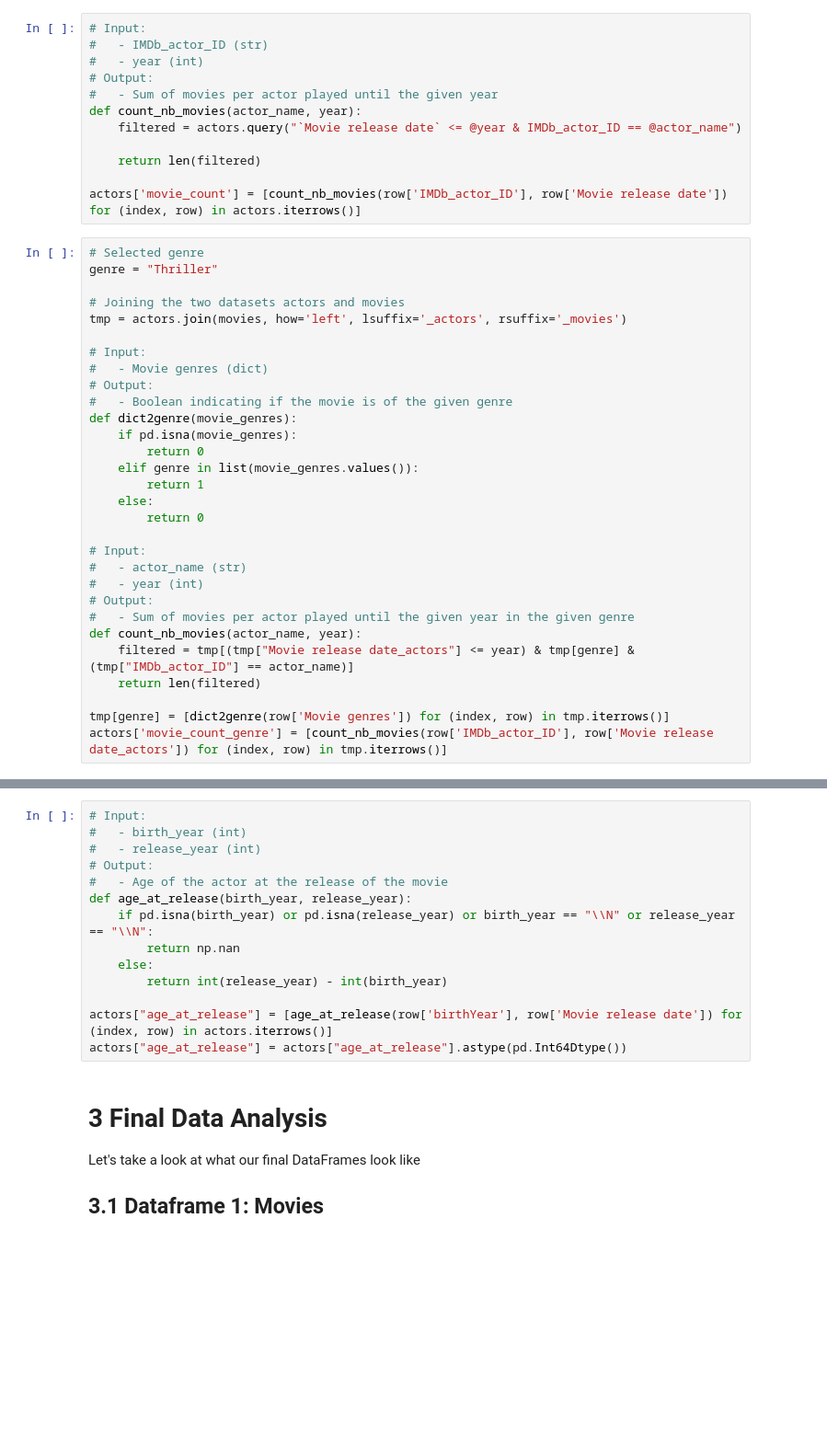
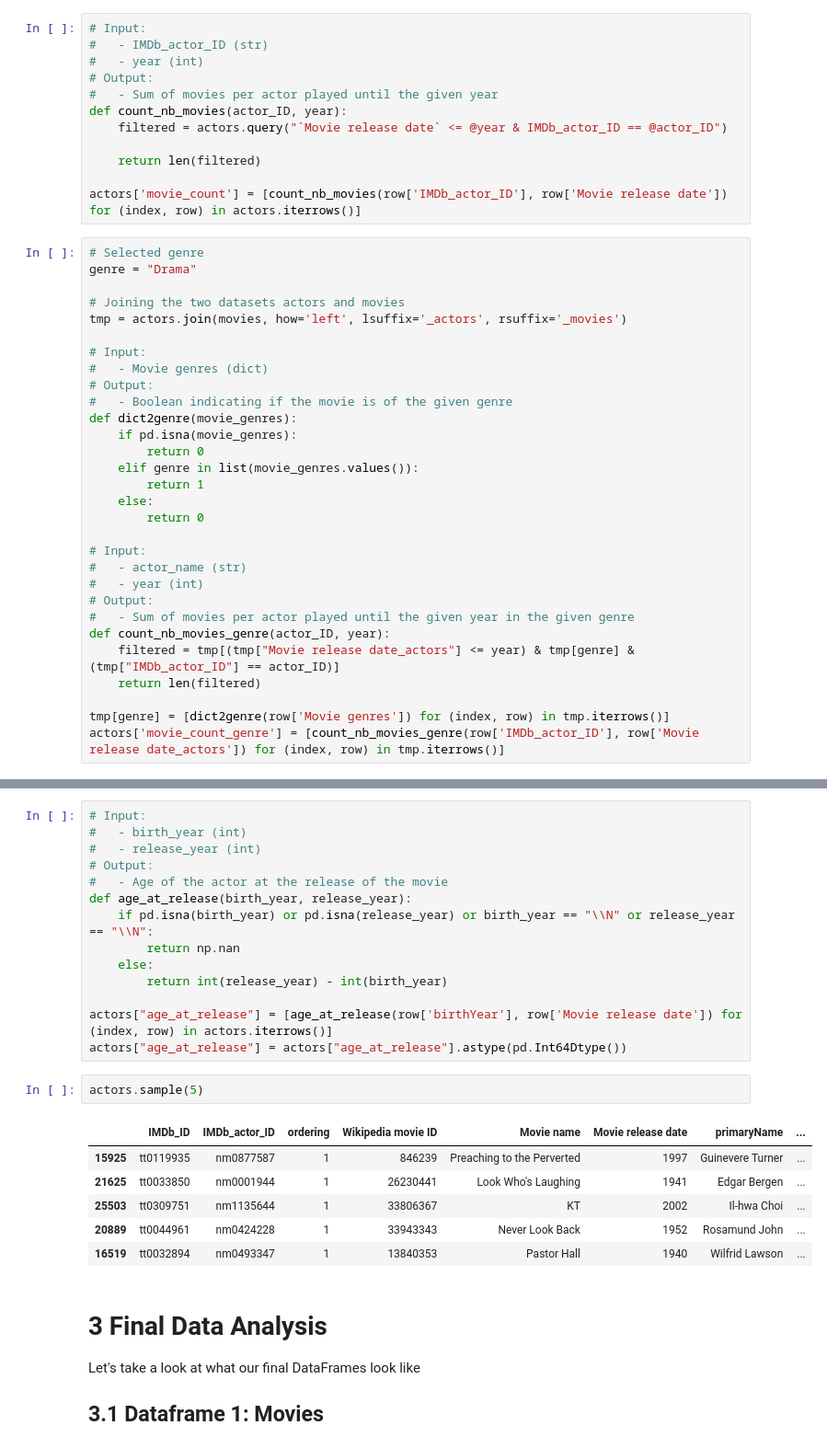
Before and after one commit to epfl-ada/ada-2023-project-dromadaire, a Jupyter notebook: P3.ipynb, the cells around one changed output, grey strips where cells are left out. Shown at 92% size. Drawn from its saved outputs; the diff is of its cells as text; blank space fills up the shorter version.

```diff
--- a/P3.ipynb
+++ b/P3.ipynb
@@ -405,15 +405,15 @@ actors.query("primaryName == 'Meryl Streep'").sort_values('Movie release date').
 #   - year (int)
 # Output:
 #   - Sum of movies per actor played until the given year
-def count_nb_movies(actor_name, year):
-    filtered = actors.query("`Movie release date` <= @year & IMDb_actor_ID == @actor_name")
+def count_nb_movies(actor_ID, year):
+    filtered = actors.query("`Movie release date` <= @year & IMDb_actor_ID == @actor_ID")
 
     return len(filtered)
 
 actors['movie_count'] = [count_nb_movies(row['IMDb_actor_ID'], row['Movie release date']) for (index, row) in actors.iterrows()]
 # %%
 # Selected genre
-genre = "Thriller"
+genre = "Drama"
 
 # Joining the two datasets actors and movies
 tmp = actors.join(movies, how='left', lsuffix='_actors', rsuffix='_movies')
@@ -435,12 +435,12 @@ def dict2genre(movie_genres):
 #   - year (int)
 # Output:
 #   - Sum of movies per actor played until the given year in the given genre
-def count_nb_movies(actor_name, year):
-    filtered = tmp[(tmp["Movie release date_actors"] <= year) & tmp[genre] & (tmp["IMDb_actor_ID"] == actor_name)]
+def count_nb_movies_genre(actor_ID, year):
+    filtered = tmp[(tmp["Movie release date_actors"] <= year) & tmp[genre] & (tmp["IMDb_actor_ID"] == actor_ID)]
     return len(filtered)
 
 tmp[genre] = [dict2genre(row['Movie genres']) for (index, row) in tmp.iterrows()]
-actors['movie_count_genre'] = [count_nb_movies(row['IMDb_actor_ID'], row['Movie release date_actors']) for (index, row) in tmp.iterrows()]
+actors['movie_count_genre'] = [count_nb_movies_genre(row['IMDb_actor_ID'], row['Movie release date_actors']) for (index, row) in tmp.iterrows()]
 # %% [markdown]
 ## 2.6 Number of different genres that the actor has played in (diversity)
 # %%
@@ -480,6 +480,15 @@ def age_at_release(birth_year, release_year):
 
 actors["age_at_release"] = [age_at_release(row['birthYear'], row['Movie release date']) for (index, row) in actors.iterrows()]
 actors["age_at_release"] = actors["age_at_release"].astype(pd.Int64Dtype())
+# %%
+actors.sample(5)
+# %% [output]
+|  | IMDb_ID | IMDb_actor_ID | ordering | Wikipedia movie ID | Movie name | Movie release date | primaryName | ... |
+| 15925 | tt0119935 | nm0877587 | 1 | 846239 | Preaching to the Perverted | 1997 | Guinevere Turner | ... |
+| 21625 | tt0033850 | nm0001944 | 1 | 26230441 | Look Who's Laughing | 1941 | Edgar Bergen | ... |
+| 25503 | tt0309751 | nm1135644 | 1 | 33806367 | KT | 2002 | Il-hwa Choi | ... |
+| 20889 | tt0044961 | nm0424228 | 1 | 33943343 | Never Look Back | 1952 | Rosamund John | ... |
+| 16519 | tt0032894 | nm0493347 | 1 | 13840353 | Pastor Hall | 1940 | Wilfrid Lawson | ... |
 # %% [markdown]
 # 3 Final Data Analysis
 Let's take a look at what our final DataFrames look like
```
Also changed, not shown: parts of 8 cells of this notebook, 2 other files.
